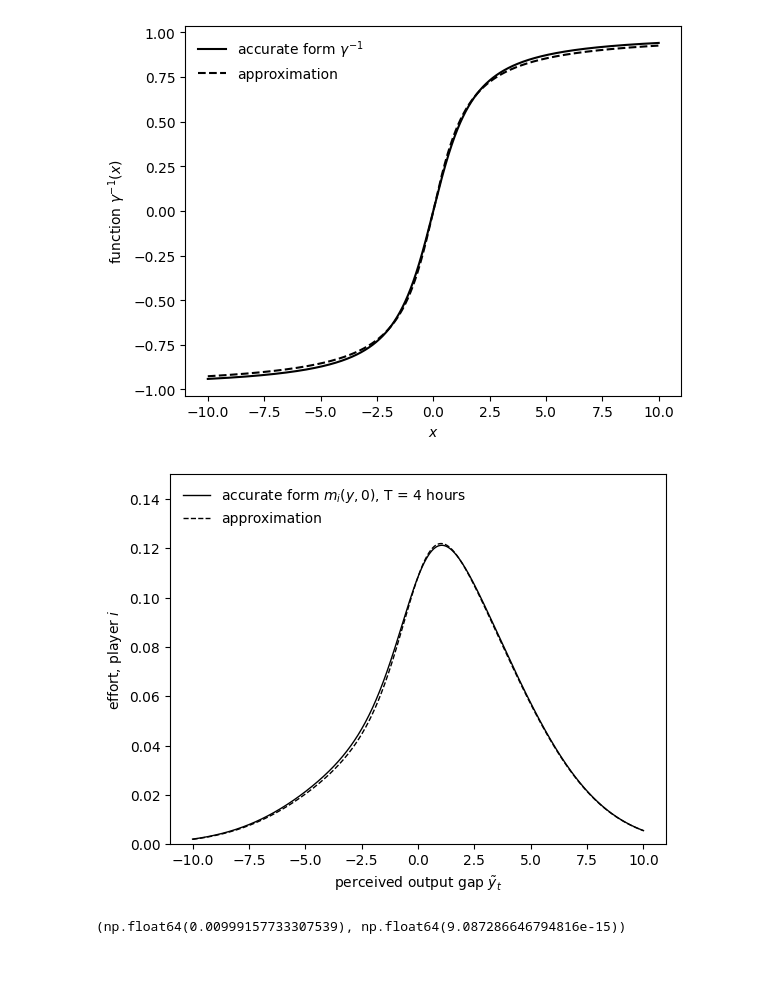
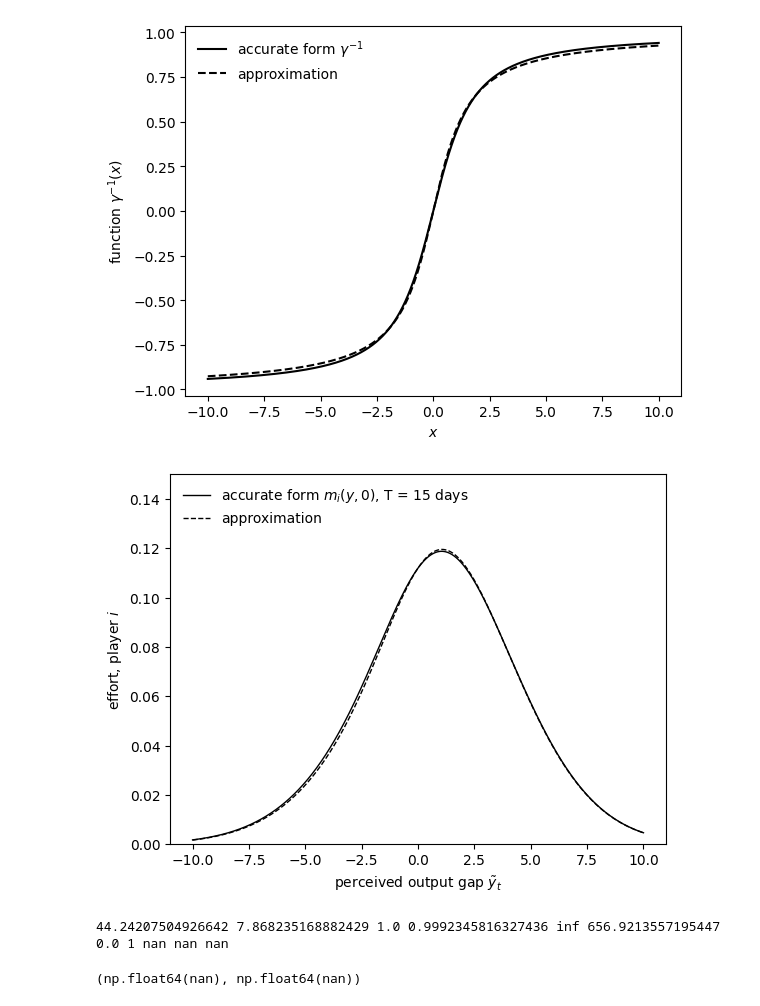
Before and after one commit to zhuanglinsheng/kaggle-contest-design, a Jupyter notebook: synthetic/ryvkin_model_test.ipynb, the cells around one changed output. Cells and saved outputs as stored; diff of their text form; code cells hidden in the pictures; blank space fills up the shorter version.

```diff
--- a/synthetic/ryvkin_model_test.ipynb
+++ b/synthetic/ryvkin_model_test.ipynb
@@ -54,15 +54,15 @@ state_space_y = np.linspace(-10, 10, 1001)
 
 time_step = 1 / 24
 start_time = datetime(2025, 1, 1, 0, 0, 0)
-end_time = datetime(2025, 1, 1, 4, 0, 0)
+end_time = datetime(2025, 1, 16, 0, 0, 0)
 contest_days = (end_time - start_time).days
 contest_seconds = int((end_time - start_time).total_seconds())
 contest_hours = int(contest_seconds / 3600)
-contest_timegrids = np.arange(start_time, end_time, \
-		timedelta(hours=1), dtype=np.datetime64)
+contest_timegrids: list[datetime] = np.arange(start_time, end_time, \
+		timedelta(hours=1), dtype=datetime).tolist()
 
 equilibrium_graph = np.zeros(
-	shape=(contest_timegrids.shape[0], len(state_space_y), 2),
+	shape=(len(contest_timegrids), len(state_space_y), 2),
 	dtype=np.float64
 )
 equilibrium_graph_approx = np.zeros_like(equilibrium_graph)
@@ -70,45 +70,51 @@ equilibrium_graph_approx = np.zeros_like(equilibrium_graph)
 for idx_t, t in enumerate(contest_timegrids[:2]):
 	for idx_y, y in enumerate(state_space_y):
 		qi, qj = ryvkin_model.get_equilibrium_efforts(
 			y, t, end_time,
 			prize=1, c_i=1, c_j=1, sigma=1)
 		qi_approx, qj_approx = ryvkin_model.get_equilibrium_efforts(
 			y, t, end_time,
 			prize=1, c_i=1, c_j=1, sigma=1, approx=True)
 		equilibrium_graph[idx_t, idx_y] = (qi, qj)
 		equilibrium_graph_approx[idx_t, idx_y] = (qi_approx, qj_approx)
 
+time = contest_timegrids[0]
 plt.ylim(0, 0.15)
 plt.plot(state_space_y, equilibrium_graph[0, :, 0],
-		label=fr'accurate form $m_i(y, 0)$, T = 4 hours',
+		label=fr'accurate form $m_i(y, 0)$, T = {(end_time - time).days} days',
 		linewidth=1, color = 'black', linestyle='solid')
 plt.plot(state_space_y, equilibrium_graph_approx[0, :, 0],
 		label=fr'approximation',
 		linewidth=1, color = 'black', linestyle='dashed')
 
 # plt.plot(state_space_y, equilibrium_graph[0, :, 1], label=f'q_j, time = {0}, T = {end_time}',
 # 		linewidth=1, color = 'black', linestyle='dashed')
 # plt.plot(state_space_y, equilibrium_graph[1, :, 0], label=f'q_i, time = {1}, T = {end_time}',
 # 		linewidth=2, color = 'black', linestyle='solid')
 # plt.plot(state_space_y, equilibrium_graph[1, :, 1], label=f'q_j, time = {1}, T = {end_time}',
 # 		linewidth=2, color = 'black', linestyle='dashed')
 plt.xlabel(r'perceived output gap $\tilde{y}_t$')
 plt.ylabel(r'effort, player $i$')
 plt.legend(frameon=False, loc='upper left')
 plt.savefig('../paper/approx_equi_effort.pdf', bbox_inches='tight')
 plt.show()
 # %% [output]
-[figure, old version]
+[figure, new version]
 # %%
 # Test robustness
 # If `sigma` is sufficiently large, the numerical solution is robust
 #
-qi, qj = ryvkin_model.get_equilibrium_efforts(y, t, T=end_time,
-		prize=30,
-		c_i=1,
-		c_j=1,
-		sigma=1
+
+#c_i=0.114868, c_j=0.645888, sigma=0.443591, lambda=0.128346, r=3.43694
+qi, qj = ryvkin_model.get_equilibrium_efforts( \
+		tilde_y=0, t=start_time, T=end_time,
+		prize=1,
+		c_i=0.114868,
+		c_j=0.645888,
+		sigma=0.443591,
+		display=True
 )
 qi, qj
 # %% [output]
-(np.float64(0.00999157733307539), np.float64(9.087286646794816e-15))
+44.24207504926642 7.868235168882429 1.0 0.9992345816327436 inf 656.9213557195447 0.0 1 nan nan nan
+(np.float64(nan), np.float64(nan))
```
Also changed, not shown: 12 other files.
